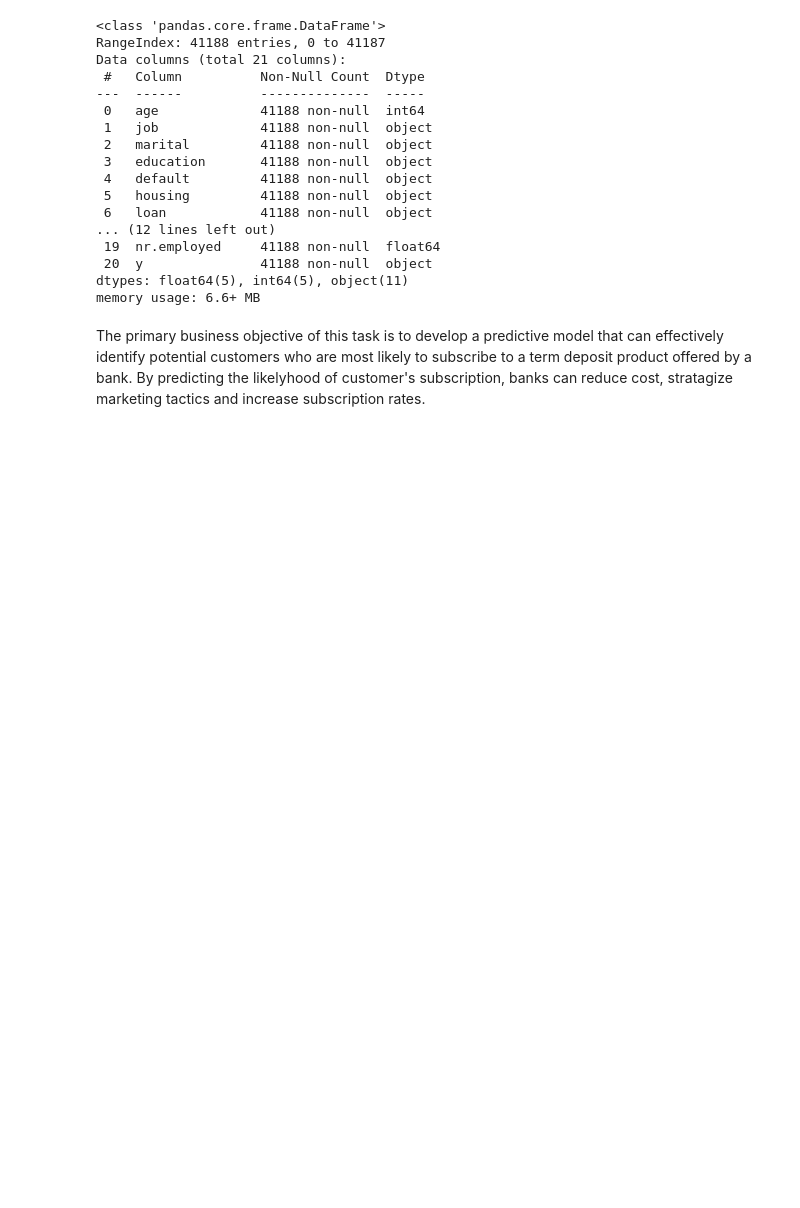
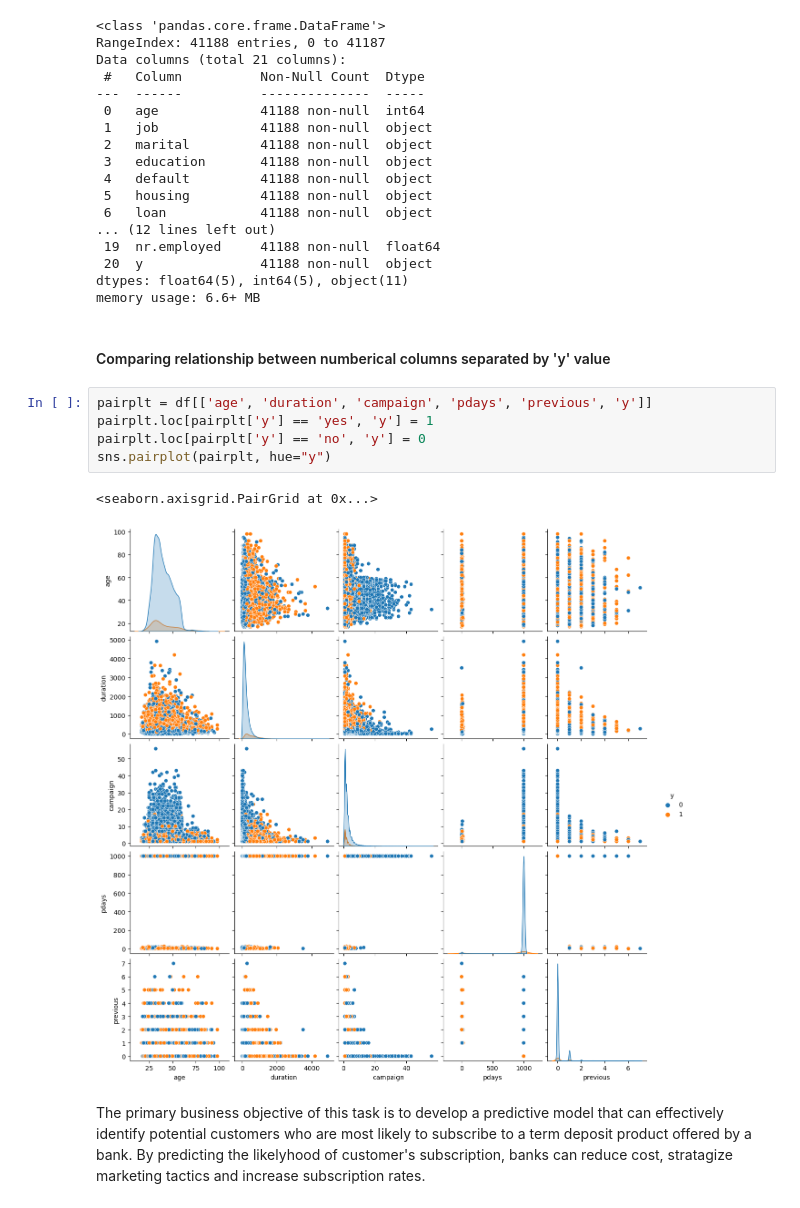
Before and after one commit to Ziggy-Z/Comparing-Classifiers, a Jupyter notebook: prompt_III.ipynb, the cells around one changed output. Drawn from its saved outputs; the diff is of its cells as text; blank space fills up the shorter version.

```diff
--- a/prompt_III.ipynb
+++ b/prompt_III.ipynb
@@ -125,6 +126,16 @@ Data columns (total 21 columns):
  20  y               41188 non-null  object
 dtypes: float64(5), int64(5), object(11)
 memory usage: 6.6+ MB
+# %% [markdown]
+#### Comparing relationship between numberical columns separated by 'y' value
+# %%
+pairplt = df[['age', 'duration', 'campaign', 'pdays', 'previous', 'y']]
+pairplt.loc[pairplt['y'] == 'yes', 'y'] = 1
+pairplt.loc[pairplt['y'] == 'no', 'y'] = 0
+sns.pairplot(pairplt, hue="y")
+# %% [output]
+<seaborn.axisgrid.PairGrid at 0x...>
+[figure, added]
 # %% [markdown]
 The primary business objective of this task is to develop a predictive model that can effectively identify potential customers who are most likely to subscribe to a term deposit product offered by a bank. By predicting the likelyhood of customer's subscription, banks can reduce cost, stratagize marketing tactics and increase subscription rates.
 # %% [markdown]
```
Also changed, not shown: parts of 7 cells of this notebook.
